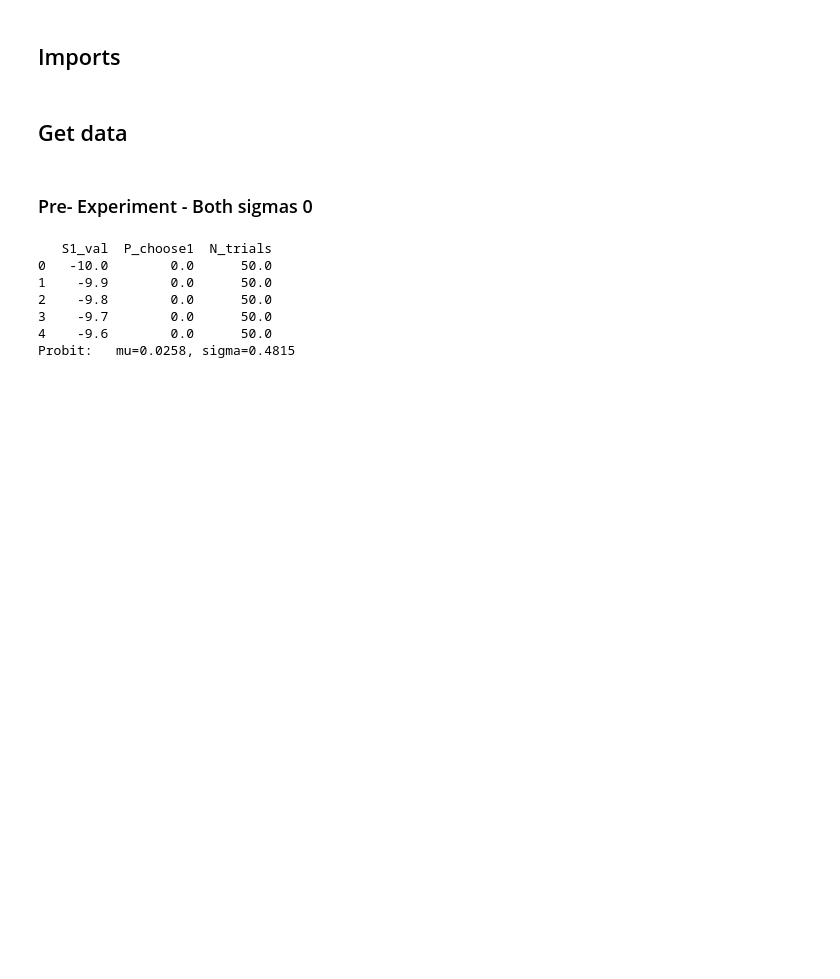
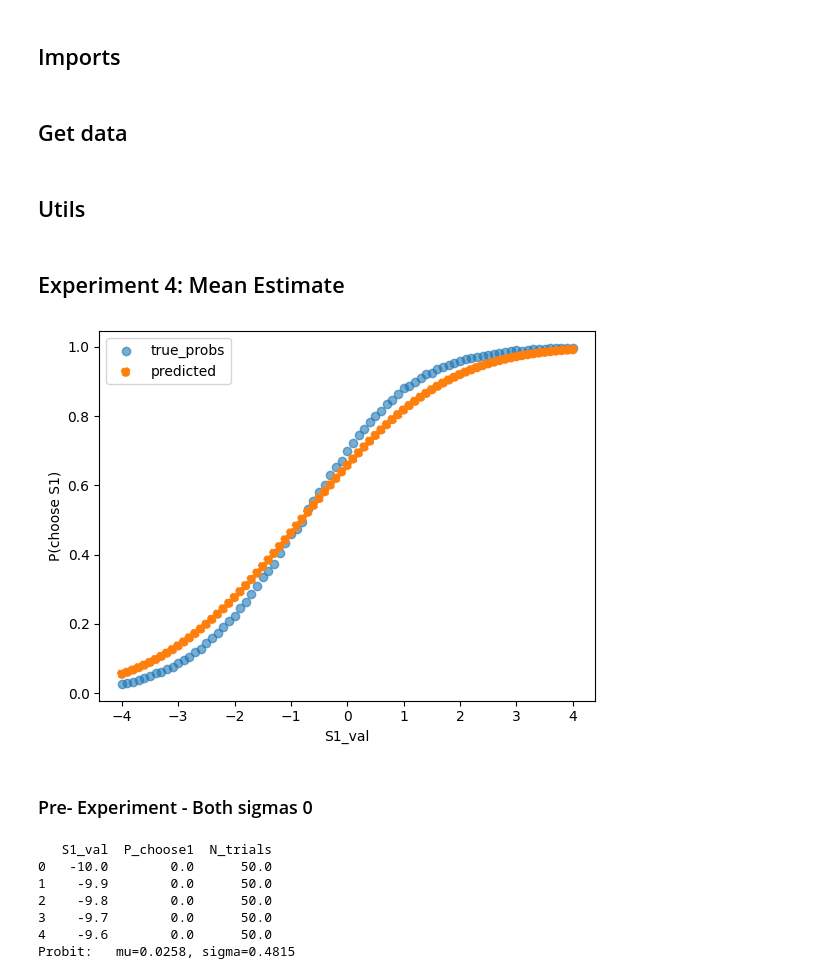
Before and after one commit to camila-maura/bayesian_agents_project_s1, a Jupyter notebook: notebooks/level_1.ipynb, the cells around one changed output. Saved outputs shown, nothing was run; the diff lists cells and outputs as text; code cells hidden in the pictures; blank space fills up the shorter version.

Commit message:
cleaned exp 4 function for mu estimation. Pending to get real values from uploading experiment at platform

```diff
--- a/notebooks/level_1.ipynb
+++ b/notebooks/level_1.ipynb
@@ -58,0 +78,2 @@ df_variance = pd.read_csv(input_file_variance)
+# %% [markdown]
+## Utils
@@ -58,0 +110,32 @@ df_variance = pd.read_csv(input_file_variance)
+# %% [markdown]
+## Experiment 4: Mean Estimate
+# %%
+def prepare_data_for_mu_estimate(df):
+    group_pool = (
+        df.groupby("S1_val")
+        .apply(lambda g: pd.Series({
+            "P_choose1": np.average(g["P_choose1"], weights=g["N_trials"]),
+            "N_trials":  g["N_trials"].sum()
+        }))
+        .reset_index()
+    )
+
+    x_data = group_pool["S1_val"].values.astype(float)
+    p_data = group_pool["P_choose1"].values.astype(float)
+    n_data = group_pool["N_trials"].values.astype(int)
+    k_data = np.round(p_data * n_data).astype(int)   # approximate counts
+
+    return x_data, p_data, n_data, k_data
+x,y,n,k = prepare_data_for_mu_estimate(df_mean)
+mu_hat = find_mu(df_mean)
+sigma = 2
+y_hat = cum_gauss(x,mu_hat, sigma)
+# %%
+plt.scatter(x, y,  alpha=0.6, label = "true_probs")
+plt.scatter(x, y_hat, linestyle="--", linewidth=1, label = "predicted")
+plt.legend()
+plt.xlabel("S1_val")
+plt.ylabel("P(choose S1)")
+plt.show()
+# %% [output]
+[figure, added]
```
Also changed, not shown: parts of 6 cells of this notebook, 2 other files.
